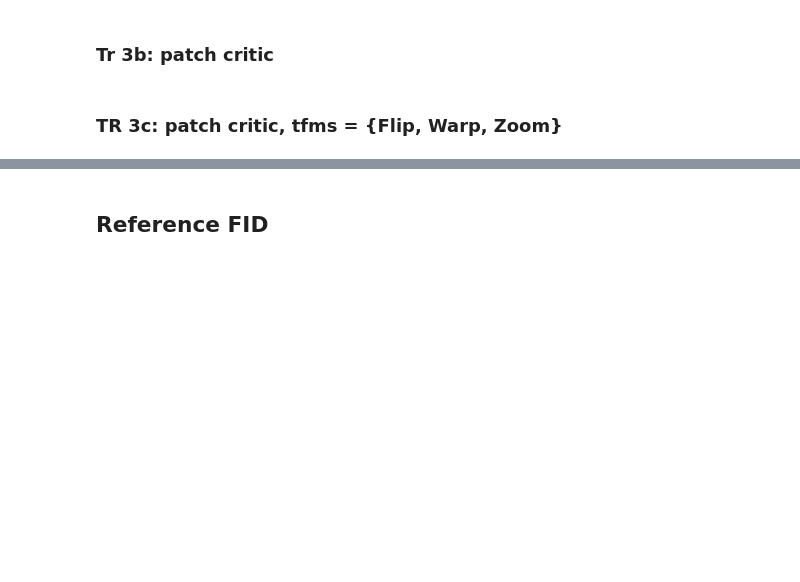
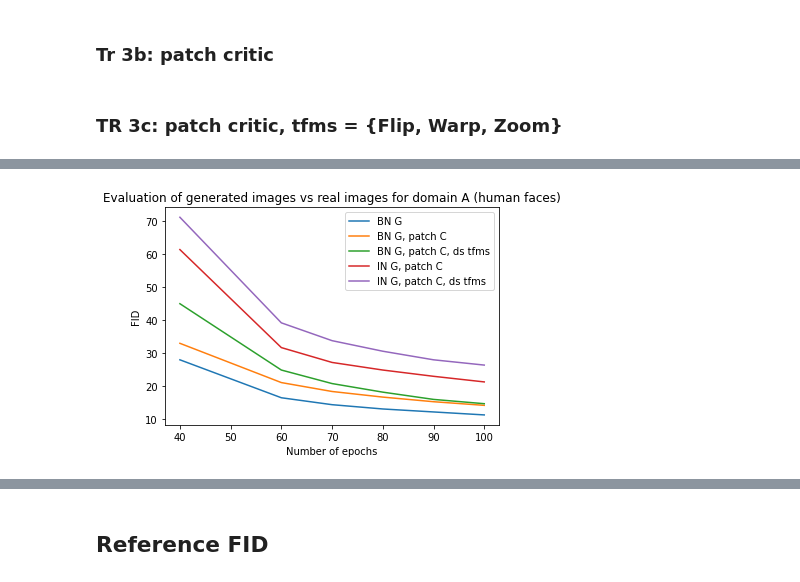
Before and after one commit to davidleonfdez/face2anime, a Jupyter notebook: notebooks/face2anime-bidirectional.ipynb, the cells around one changed output, grey strips where cells are left out. Drawn from its saved outputs; the diff is of its cells as text; code cells hidden in the pictures; blank space fills up the shorter version.

```diff
--- a/notebooks/face2anime-bidirectional.ipynb
+++ b/notebooks/face2anime-bidirectional.ipynb
@@ -446,0 +573,9 @@ save_preds(learn.crit_preds_tracker,
+# %%
+plot_fids_vs_epochs(fids_tr2_b2a_ema_dict, label='BN G')
+plot_fids_vs_epochs(fids_tr2b_b2a_ema_dict, label='BN G, patch C')
+plot_fids_vs_epochs(fids_tr2c_b2a_ema_dict, label='BN G, patch C, ds tfms')
+plot_fids_vs_epochs(fids_tr3b_b2a_ema_dict, label='IN G, patch C')
+ax = plot_fids_vs_epochs(fids_tr3c_b2a_ema_dict, label='IN G, patch C, ds tfms')
+_ = ax.set_title('Evaluation of generated images vs real images for domain A (human faces)')
+# %% [output]
+[figure, added]
```
Also changed, not shown: parts of 8 cells of this notebook.
